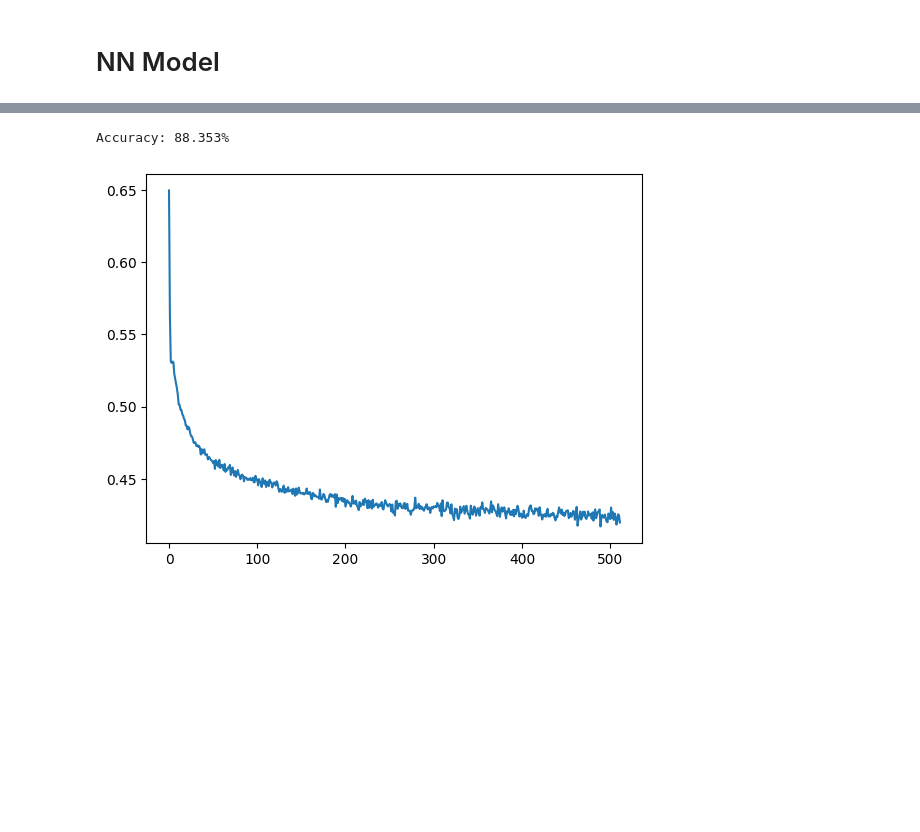
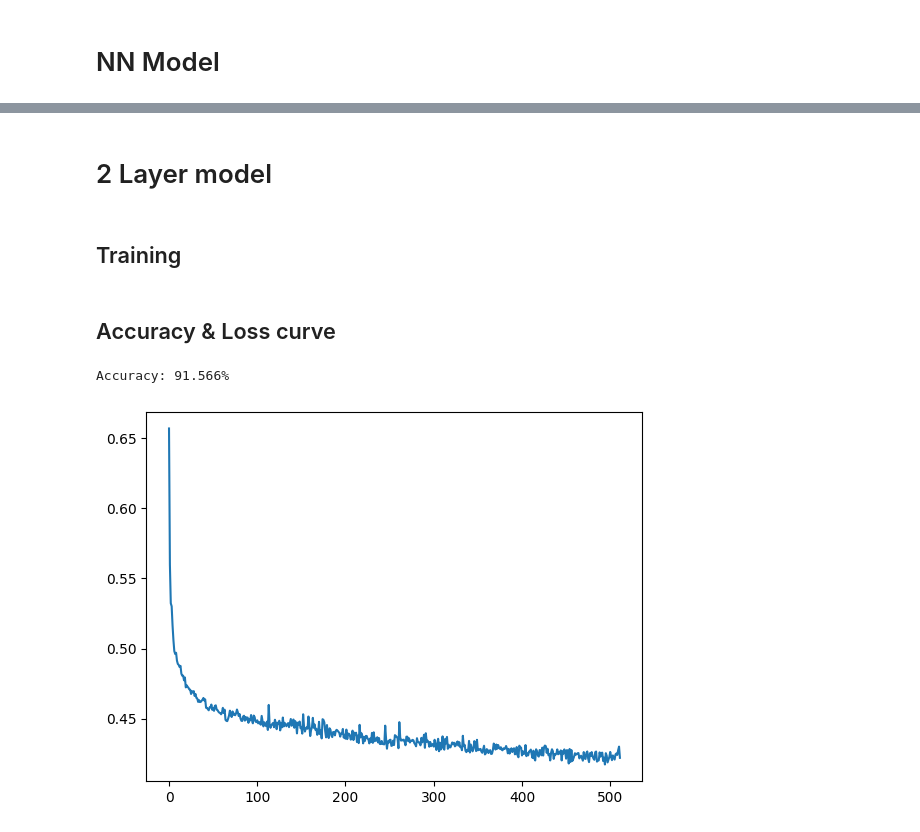
Before and after one commit to huang0520/1112_MachineLearning, a Jupyter notebook: HW2/HW2.ipynb, the cells around one changed output, grey strips where cells are left out. Drawn from its saved outputs; the diff is of its cells as text; code cells hidden in the pictures; blank space fills up the shorter version.

```diff
--- a/HW2/HW2.ipynb
+++ b/HW2/HW2.ipynb
@@ -11,16 +14,18 @@ import os
 # %%
-class Config(Enum):
-    num_hidden = 64
-    num_component = 2
-    learning_rate = 0.01
-    random_seed = 714
-    epoch = 512
-
-
 class ImageType(Enum):
     Carambula = 0
     Lychee = 1
     Pear = 2
+
+
+class Config(Enum):
+    num_component = 2
+    size_2layer = [num_component, 96, len(ImageType)]
+    size_3layer = [num_component, 16, 32, len(ImageType)]
+    learning_rate = 0.013
+    random_seed = 100
+    epoch = 512
+    alpha = 0.8
 
 
 def rng_generator():
@@ -54,11 +59,9 @@ class ImageLoader:
         self.images_reshape = [image.flatten() for image in self.images]
 
         if self.split == "train":
-            images_pca = list(pca.fit_transform(self.images_reshape))
+            return pca.fit_transform(self.images_reshape)
         else:
-            images_pca = list(pca.transform(self.images_reshape))
-
-        return [image.reshape(-1, 1) for image in images_pca]
+            return pca.transform(self.images_reshape)
 
     def get(self):
         return self.images_pca, self.labels
@@ -199,20 +284,22 @@ class NN:
+# %% [markdown]
+# 2 Layer model
+# %% [markdown]
+## Training
 # %%
+# Reset the random generator
 rng = rng_generator()
 
-model = NN(
-    [Config.num_component.value, Config.num_hidden.value, len(ImageType)],
-    "ReLU",
+model_2layer = NN(Config.size_2layer.value, "ReLU")
+
+model_2layer.train(
+    train_x, train_y, Config.learning_rate.value, Config.epoch.value
 )
-model.train(train_x, train_y, Config.learning_rate.value, Config.epoch.value)
-pred_y = model.pred(test_x)
+pred_2layer = model_2layer.pred(test_x)
-# %%
-def evaluate(pred_y, test_y):
-    corr = [(pred == test) * 1 for pred, test in zip(pred_y, test_y)]
-    return np.mean(corr)
-
-
-print(f"Accuracy: {evaluate(pred_y, test_y) * 100:.3f}%")
-model.plot_loss_curve()
-# %% [output]
-Accuracy: 88.353%
-[figure, removed]
+# %% [markdown]
+## Accuracy & Loss curve
+# %%
+print(f"Accuracy: {evaluate(pred_2layer, test_y) * 100:.3f}%")
+model_2layer.plot_loss_curve()
+# %% [output]
+Accuracy: 91.566%
+[figure, added]
```
Also changed, not shown: parts of 18 cells of this notebook.
